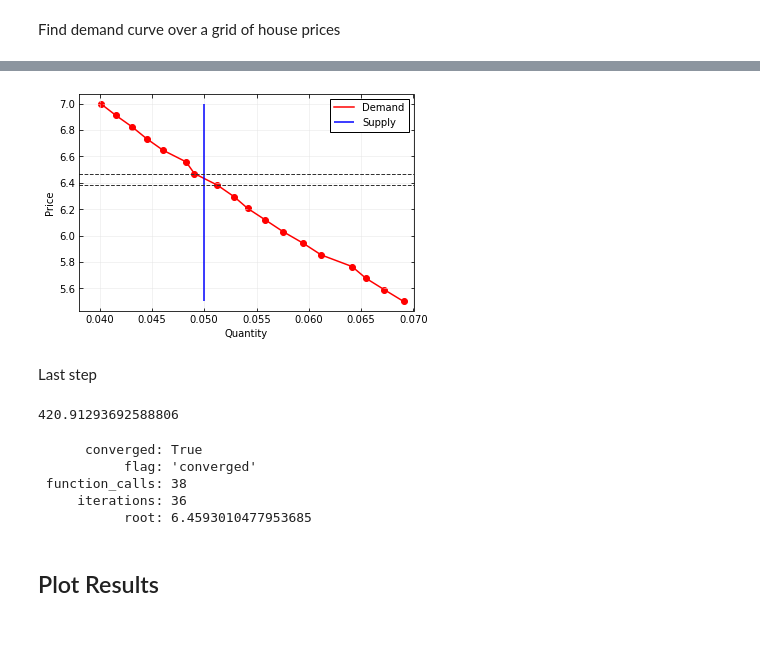
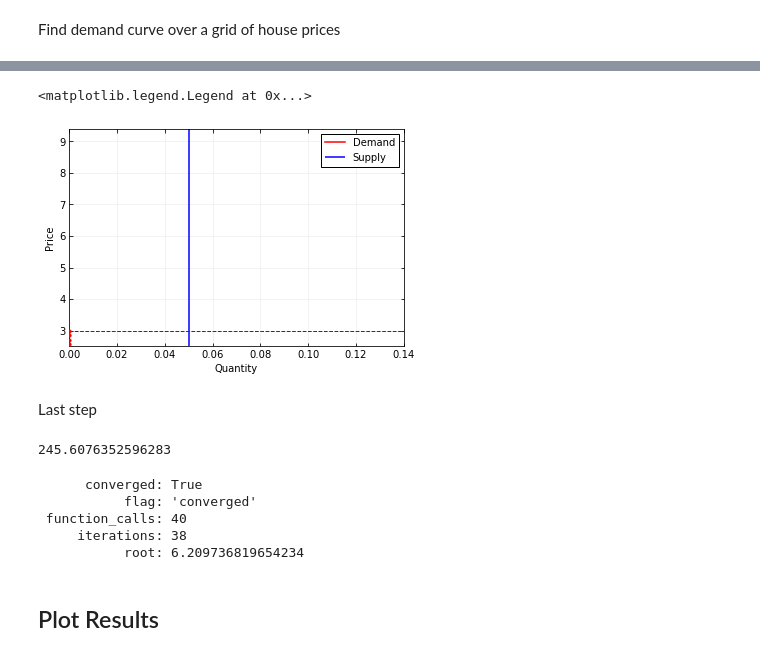
Before and after one commit to madsankern/MA_thesis, a Jupyter notebook: 00 - Stationary.ipynb, the cells around one changed output, grey strips where cells are left out. Cells and saved outputs as stored; diff of their text form; code cells hidden in the pictures.

```diff
--- a/00 - Stationary.ipynb
+++ b/00 - Stationary.ipynb
@@ -27,7 +26,7 @@ nb.set_num_threads(4)
 Run the model for the first time here
 # %%
 # Define the model
-model = DurableConsumptionModelClass(name='example_negm',par={'solmethod':'negm', 'do_print':False})
+model = HousingModelClass(name='example_negm',par={'solmethod':'negm', 'do_print':False})
 
 # Solve and simulate
 model.precompile_numba()
@@ -40,7 +39,7 @@ Find demand curve over a grid of house prices
 # %%
 # Grid over house prices
 Nr = 18
-p_vec = np.linspace(5.5,7.0,Nr)
+p_vec = np.linspace(0.5,3.0,Nr)
 p_min = p_vec[0]
 p_max = p_vec[Nr-1]
 
@@ -77,26 +82,29 @@ print(t1-t0)
 # %%
 fig = plt.figure(figsize=(6,4))
 ax = fig.add_subplot(1,1,1)
 
-ax.plot(Hd,p_vec, color = 'red', label = 'Demand')
-ax.scatter(Hd,p_vec, color = 'red')
+ax.plot(Hd,p_vec, color = 'red', label = 'Demand',zorder=2)
+ax.scatter(Hd,p_vec, color = 'red',zorder=3, marker='o', s=10)
 
-ax.vlines(Hs,5.5,7.0, color = 'blue', linestyle = '-', label ='Supply')
+ax.vlines(Hs,0,10, color = 'blue', linestyle = '-', label ='Supply')
+# ax.plot(Hd,supply, color = 'blue', linestyle = ':')
 
-ax.hlines(p_min,0.035,0.08, linestyle='--', color = '0.2', linewidth = 1)
-ax.hlines(p_max,0.035,0.08, linestyle='--', color = '0.2', linewidth = 1)
+ax.hlines(p_min,0,0.15, linestyle='--', color = '0.2', linewidth = 1)
+ax.hlines(p_max,0.0,0.15, linestyle='--', color = '0.2', linewidth = 1)
 
-ax.set_xlim(0.038,0.07)
+ax.set_xlim(0.0,0.14)
+ax.set_ylim(2.5,9.4)
 ax.set_xlabel('Quantity')
 ax.set_ylabel('Price')
 
 ax.grid(visible=True, which = 'major', linestyle='-', linewidth=0.5, color='0.9')
 ax.tick_params(axis='both',bottom=True,top=True,left=True,right=True,direction='in',which='both')
 ax.legend(frameon = True, edgecolor = 'k', facecolor = 'white', framealpha=1, fancybox=False)
 
-plt.savefig('../../tex/figs/equilibrium.pdf')
+# plt.savefig('../../tex/figs/equilibrium.pdf')
 # %% [output]
+<matplotlib.legend.Legend at 0x...>
-[figure, old version]
+[figure, new version]
 # %% [markdown]
 Last step
 # %%
@@ -116,15 +124,15 @@ assert opt.converged
 t1 = time.time()
 print(t1-t0)
 # %% [output]
-420.91293692588806
+245.6076352596283
 # %%
 print(opt)
 # %% [output]
       converged: True
            flag: 'converged'
- function_calls: 38
-     iterations: 36
-           root: 6.4593010477953685
+ function_calls: 40
+     iterations: 38
+           root: 6.209736819654234
 # %% [markdown]
 ## Plot Results
 # %% [markdown]
```
Also changed, not shown: parts of 37 cells of this notebook, 1 other file.
